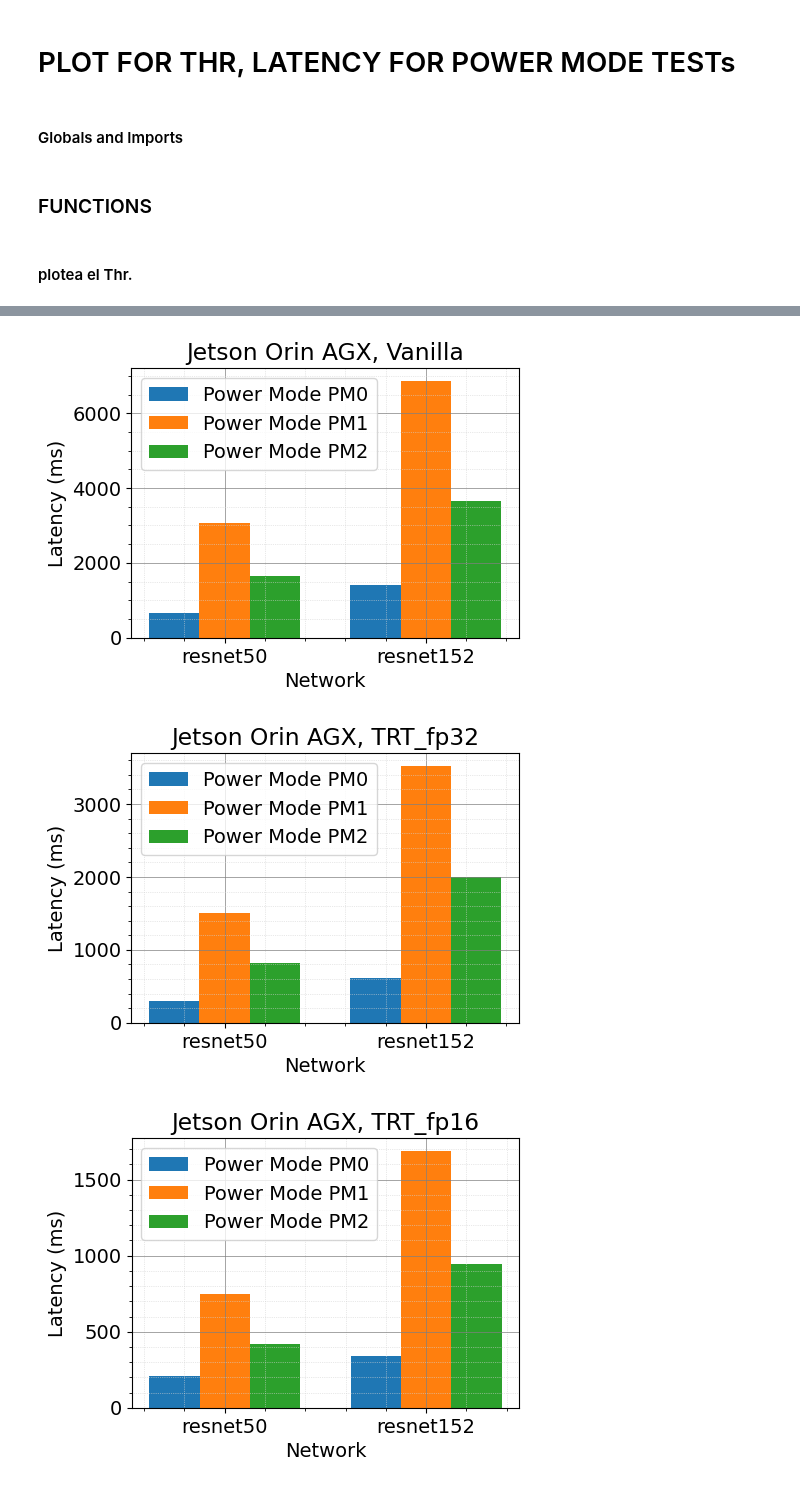
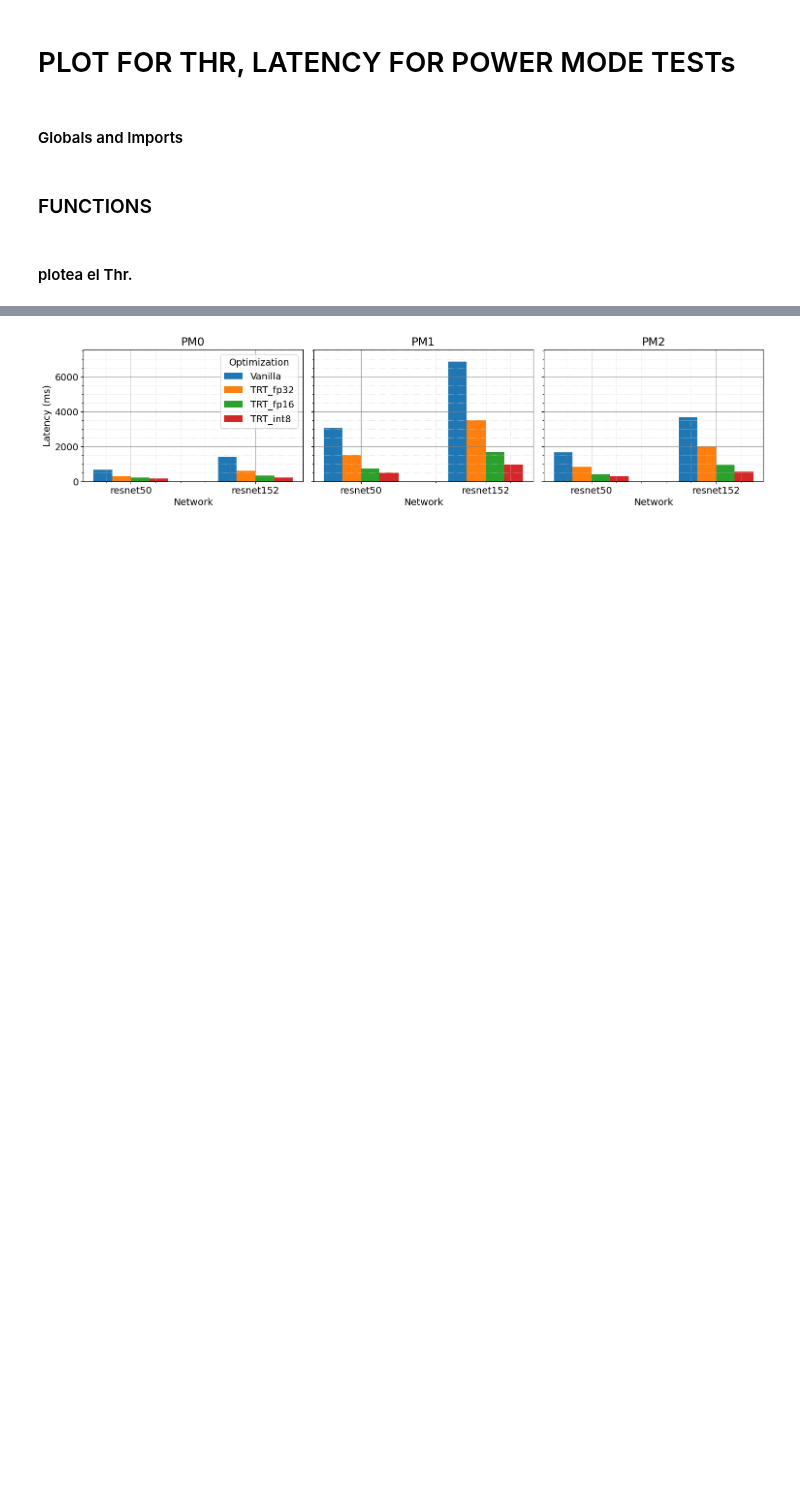
Before and after one commit to Juanx65/ArtTRT, a Jupyter notebook: post_processing/power_mode_test_plotter.ipynb, the cells around one changed output, grey strips where cells are left out. Saved outputs shown, nothing was run; the diff lists cells and outputs as text; code cells hidden in the pictures; blank space fills up the shorter version.

```diff
--- a/post_processing/power_mode_test_plotter.ipynb
+++ b/post_processing/power_mode_test_plotter.ipynb
@@ -292,14 +294,8 @@ plot_thrs_red(data_thr)
 # %%
 # Ruta del archivo .md
 file_path = PATH_TO_MD
-
 # Leer los datos del archivo .md
 data = read_data_from_md_for_latency(file_path)
-
-# Graficar cada modelo
-for model_name, model_data in data.items():
-    plot_model_latency(model_name, model_data)
+plot_model_latency_by_power_mode(data)
 # %% [output]
-[figure, old version]
+[figure, new version]
-[figure, removed]
-[figure, removed]
```
Also changed, not shown: parts of 6 cells of this notebook.
